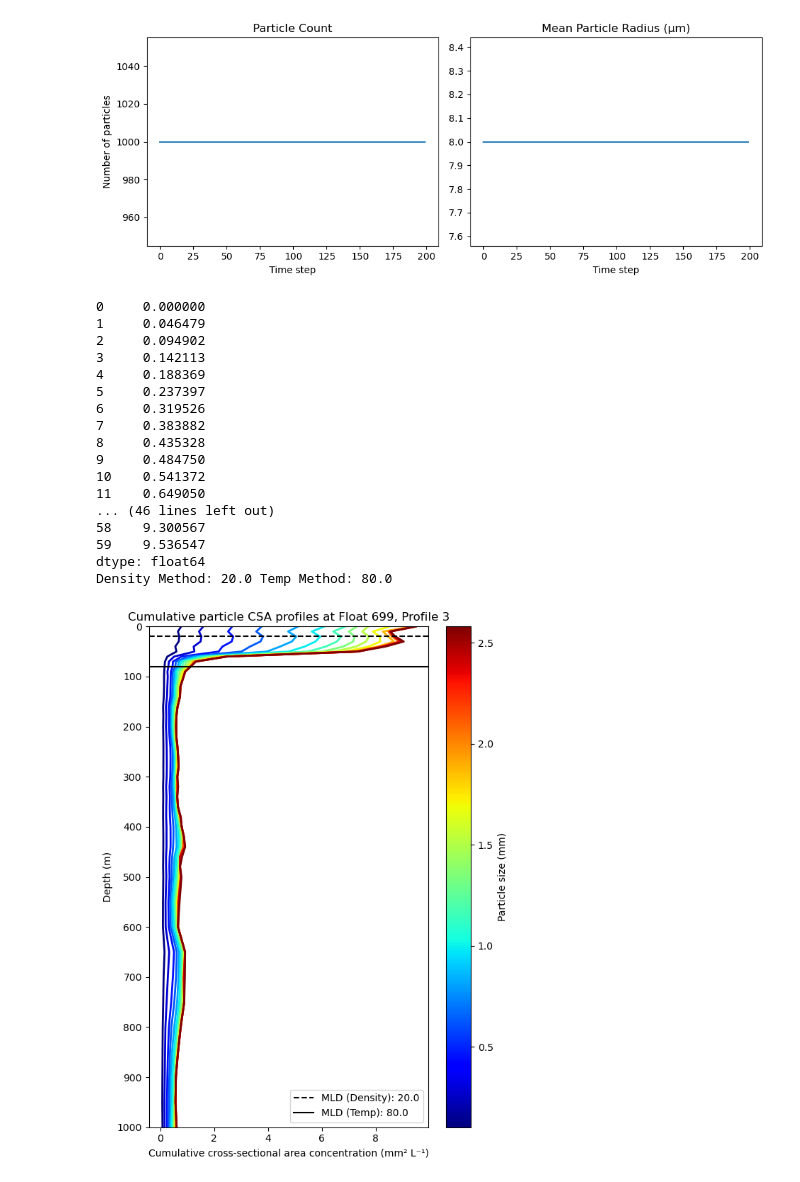
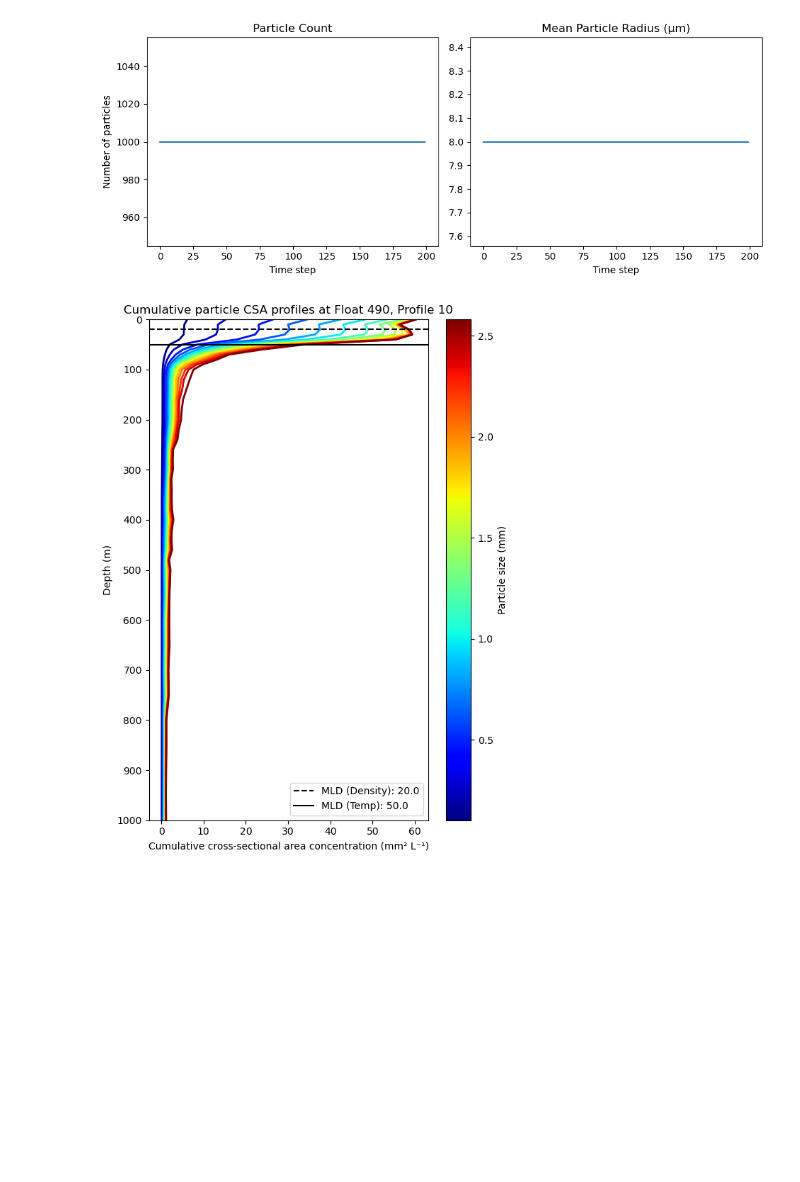
Before and after one commit to shodnett/agg_model_MSc, a Jupyter notebook: Agg_model.ipynb, the cells around one changed output. Cells and saved outputs as stored; diff of their text form; code cells hidden in the pictures; blank space fills up the shorter version.

```diff
--- a/Agg_model.ipynb
+++ b/Agg_model.ipynb
@@ -453,10 +453,13 @@ $$
 N0 = 1000                      # initial number of particles
 # need to add gradually increasing size bins
 
-diameter_um = 16.0             # microns
-radius = diameter_um / 2.0     # microns
+#diameter_um = 16.0             # microns
+#radius = diameter_um / 2.0     # microns
 dt = 1.0                       # time step
 t_max = 200                    # number of steps
+
+size_bounds = 2 ** np.arange(4, 15 + 1/3, 1/3)
+radius = size_bounds / 2.0  # microns
 
 # Convert to meters for physics
 radius_m = radius * 1e-6
@@ -590,12 +740,13 @@ mid_size = mid_size.to_numpy(dtype=float)
 mid_size[-1] = 2580
 
 # Choose which float and profile to investigate
-UVP6_float = 699
-number = 3
-profile = f699.p3  # here you can change the float profile, could probably tidy this up more so that when you write your variable name it updates UVP6_float and number automatically but not a good use of time
+UVP6_float = 490
+number = 10
+profile = f490.p10  # here you can change the float profile, could probably tidy this up more so that when you write your variable name it updates UVP6_float and number automatically but not a good use of time
 
-float_temp = temp_699["P3"]
-float_sal = sal_699["P3"]
+float_temp = temp_490["P10"]
+float_sal = sal_490["P10"]
+
 
 # Apply mid-size scaling
 # shape = (n_sizes, n_depth)
@@ -608,7 +759,8 @@ cross_sectional_area = (concs * circle_scale[:, None]) / 1000000
 # does that mean binning the temperature and density data to match the particle concentration depth bins?
 
 import gsw
-float_density = gsw.rho(float_sal, float_temp, depth) - 1000                  ## look at this as either a) how I calculated density or b) the pressure values I fed into it, is wrong, as density MLD seems to be very shallow
+float_temp_CT = gsw.CT_from_t(float_sal, float_temp, depth)
+float_density = gsw.rho(float_sal, float_temp_CT, depth) - 1000                  ## look at this as either a) how I calculated density or b) the pressure values I fed into it, is wrong, as density MLD seems to be very shallow
                                                                               ## additionally look at the binning of temperature and density, maybe add a secondary y axis for continous depth to assess more accurately
 
 # reference values = first element
@@ -618,16 +770,12 @@ ref_temp = float_temp[0]
 # find first index where threshold is met
 density_diff = np.abs(float_density - ref_density)
 temp_diff = np.abs(float_temp - ref_temp)
-print(density_diff)
 
 MLD_density_idx = np.where(density_diff >= 0.03)[0][0]
 MLD_temp_idx = np.where(temp_diff >= 0.2)[0][0]
 
 MLD_density = depth[MLD_density_idx] + 10      # correction for surface? As the array calculates 20 m as 10 m
 MLD_temp = depth[MLD_temp_idx] + 10
-
-print("Density Method:", MLD_density,
-      "Temp Method:", MLD_temp)
 
 
 # Plotting Cumulative stack
@@ -644,48 +792,31 @@ colors = cmap(np.linspace(0, 1, len(sizes/1000)))
 # plot each cumulative boundary as a line
 for i, s in enumerate(sizes):
     ax.plot(cumulative[i], depth,
             color=colors[i],
             linewidth=2)
 
 ax.axhline(y = MLD_density, color="black", linestyle="--", label=f"MLD (Density): {MLD_density}")    # as straight line across
 ax.axhline(y = MLD_temp, color="black", linestyle="-", label=f"MLD (Temp): {MLD_temp}")    # as straight line across
 
 ax.set_xlabel("Cumulative cross-sectional area concentration (mm² L⁻¹)")
 ax.set_ylabel("Depth (m)")
 ax.set_ylim(0, 1000)
 ax.set_yticks(np.linspace(0, 1000, 11))
 ax.set_title(f"Cumulative particle CSA profiles at Float {UVP6_float}, Profile {number}")
 ax.legend(loc="lower right")
 
 # Colourbar
 norm = plt.Normalize(vmin=min(sizes/1000), vmax=max(sizes/1000))
 sm = plt.cm.ScalarMappable(cmap=cmap, norm=norm)
 sm.set_array([])
 cbar = plt.colorbar(sm, ax=ax)
 cbar.set_label("Particle size (mm)")
 
 # Add Mixed Layer Depth? # mld = point at which temp at 10 m according to de Boyer Montegut et al, 2004
 
 ax.invert_yaxis()
 
 plt.tight_layout()
 plt.show()
 # %% [output]
-0     0.000000
-1     0.046479
-2     0.094902
-3     0.142113
-4     0.188369
-5     0.237397
-6     0.319526
-7     0.383882
-8     0.435328
-9     0.484750
-10    0.541372
-11    0.649050
-... (46 lines left out)
-58    9.300567
-59    9.536547
-dtype: float64
-Density Method: 20.0 Temp Method: 80.0
-[figure, old version]
+[figure, new version]
```
Also changed, not shown: parts of 1 cell of this notebook.
